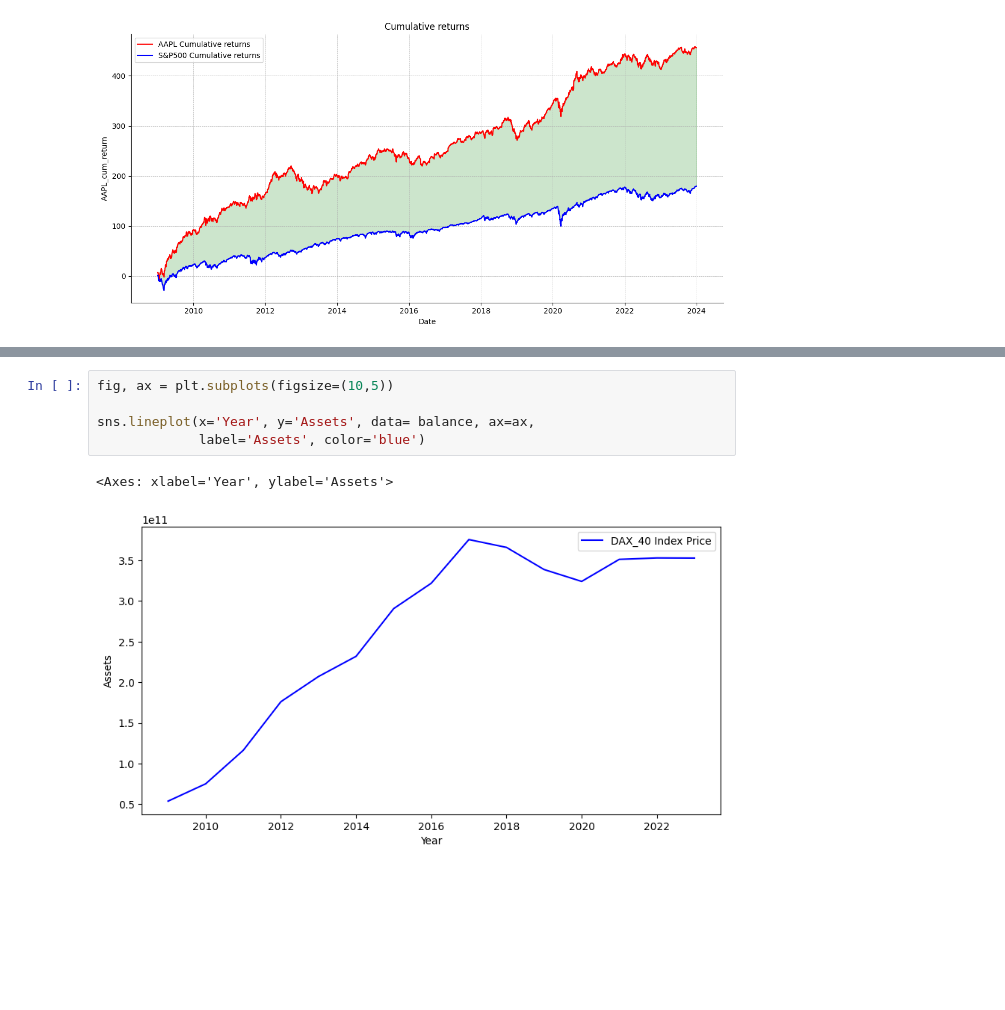
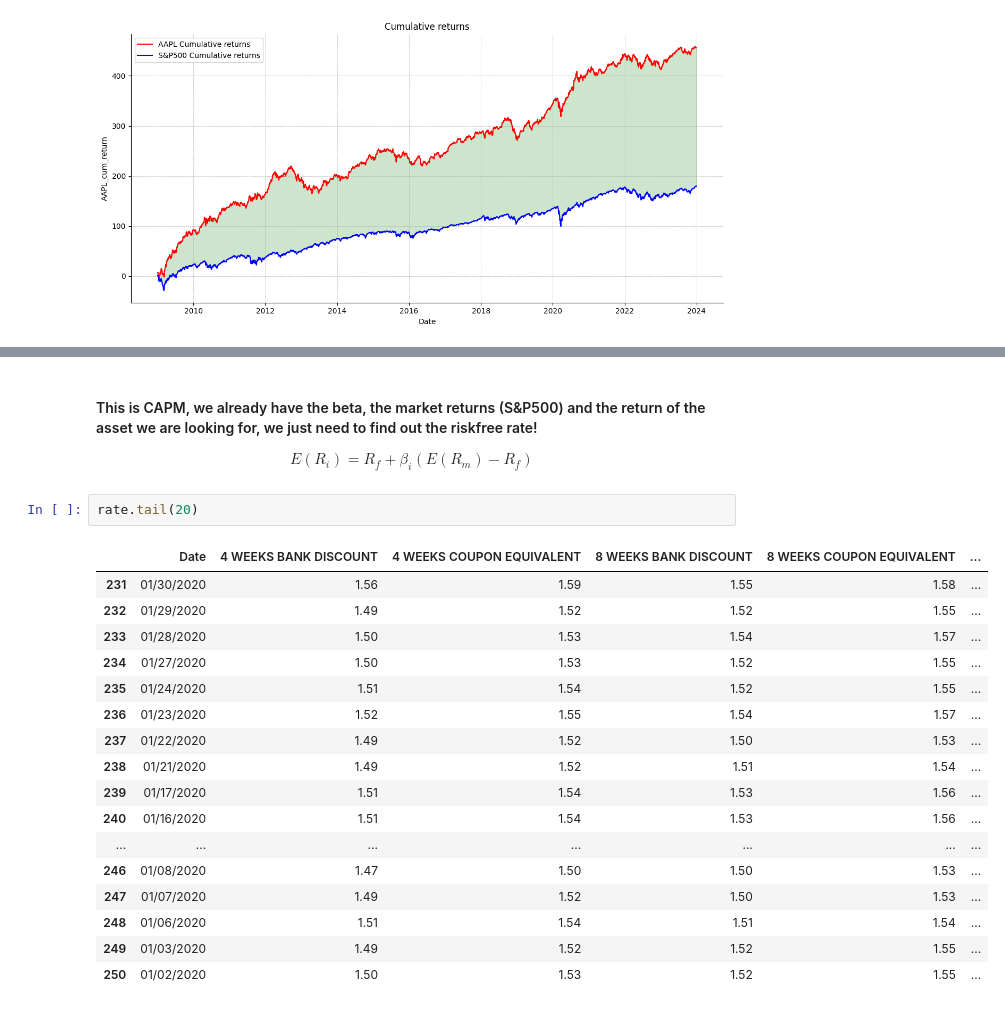
Before and after one commit to maseehfaizan/Project-Code, a Jupyter notebook: Master.ipynb, the cells around one changed output, grey strips where cells are left out. Saved outputs shown, nothing was run; the diff lists cells and outputs as text; blank space fills up the shorter version.

Commit message:
I simply downloaded all the treatury rates and submitted it to my code so it will act like the risk free rate

```diff
--- a/Master.ipynb
+++ b/Master.ipynb
@@ -371,8 +363,24 @@ See the caveats in the documentation: https://pandas.pydata.org/pandas-docs/stab
-# %%
-fig, ax = plt.subplots(figsize=(10,5))
-
-sns.lineplot(x='Year', y='Assets', data= balance, ax=ax,
-             label='Assets', color='blue')
-# %% [output]
-<Axes: xlabel='Year', ylabel='Assets'>
-[figure, removed]
+# %% [markdown]
+#### This is CAPM, we already have the beta, the market returns (S&P500) and the return of the asset we are looking for, we just need to find out the riskfree rate!
+
+$$E(R_i) = R_f + \beta_i (E(R_m) - R_f)$$
+# %%
+rate.tail(20)
+# %% [output]
+|  | Date | 4 WEEKS BANK DISCOUNT | 4 WEEKS COUPON EQUIVALENT | 8 WEEKS BANK DISCOUNT | 8 WEEKS COUPON EQUIVALENT | ... |
+| 231 | 01/30/2020 | 1.56 | 1.59 | 1.55 | 1.58 | ... |
+| 232 | 01/29/2020 | 1.49 | 1.52 | 1.52 | 1.55 | ... |
+| 233 | 01/28/2020 | 1.50 | 1.53 | 1.54 | 1.57 | ... |
+| 234 | 01/27/2020 | 1.50 | 1.53 | 1.52 | 1.55 | ... |
+| 235 | 01/24/2020 | 1.51 | 1.54 | 1.52 | 1.55 | ... |
+| 236 | 01/23/2020 | 1.52 | 1.55 | 1.54 | 1.57 | ... |
+| 237 | 01/22/2020 | 1.49 | 1.52 | 1.50 | 1.53 | ... |
+| 238 | 01/21/2020 | 1.49 | 1.52 | 1.51 | 1.54 | ... |
+| 239 | 01/17/2020 | 1.51 | 1.54 | 1.53 | 1.56 | ... |
+| 240 | 01/16/2020 | 1.51 | 1.54 | 1.53 | 1.56 | ... |
+| ... | ... | ... | ... | ... | ... | ... |
+| 246 | 01/08/2020 | 1.47 | 1.50 | 1.50 | 1.53 | ... |
+| 247 | 01/07/2020 | 1.49 | 1.52 | 1.50 | 1.53 | ... |
+| 248 | 01/06/2020 | 1.51 | 1.54 | 1.51 | 1.54 | ... |
+| 249 | 01/03/2020 | 1.49 | 1.52 | 1.52 | 1.55 | ... |
+| 250 | 01/02/2020 | 1.50 | 1.53 | 1.52 | 1.55 | ... |
```
Also changed, not shown: parts of 9 cells of this notebook, 12 other files.
